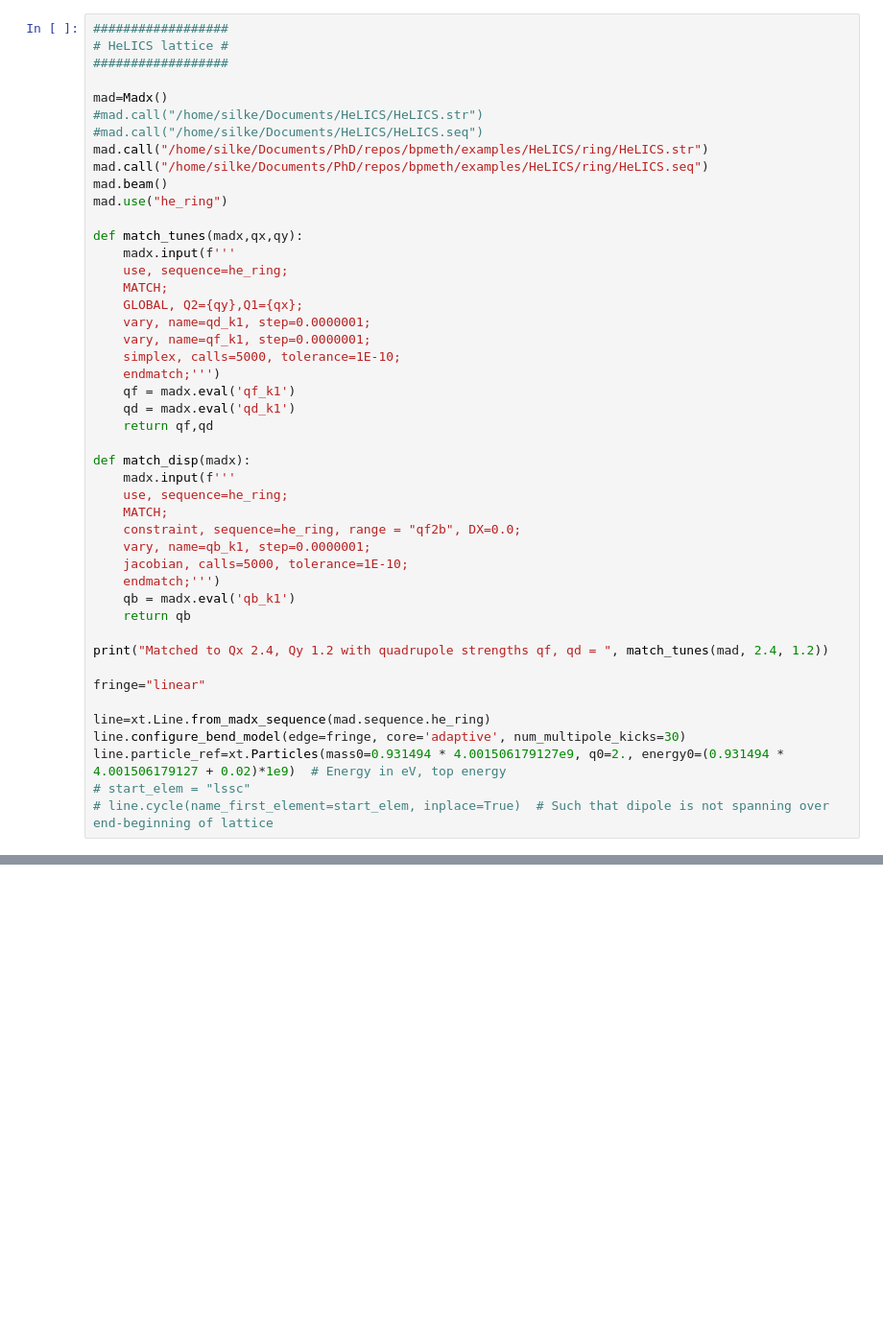
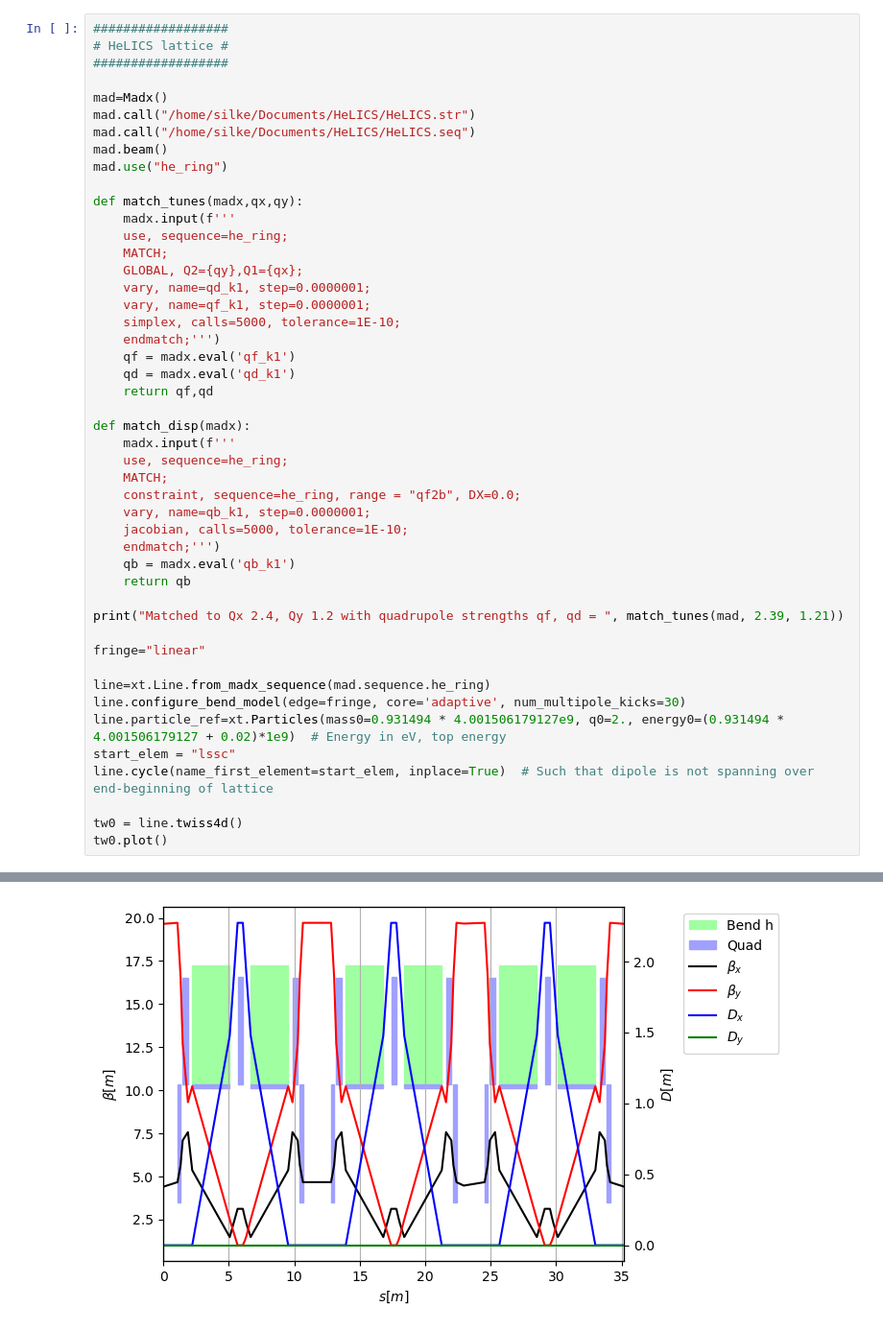
Before and after one commit to xsuite/bpmeth, a Jupyter notebook: examples/HeLICS/ring/HeLICS_FMA.ipynb, the cells around one changed output, grey strips where cells are left out. Shown at 96% size. Saved outputs shown, nothing was run; the diff lists cells and outputs as text; blank space fills up the shorter version.

Commit message:
Improved FMA tune analysis

```diff
--- a/examples/HeLICS/ring/HeLICS_FMA.ipynb
+++ b/examples/HeLICS/ring/HeLICS_FMA.ipynb
@@ -38,10 +18,8 @@ Matched to Qx 2.4, Qy 1.2 with quadrupole strengths qf, qd =  (2.750946803156727
 ##################
 
 mad=Madx()
-#mad.call("/home/silke/Documents/HeLICS/HeLICS.str")
-#mad.call("/home/silke/Documents/HeLICS/HeLICS.seq")
-mad.call("/home/silke/Documents/PhD/repos/bpmeth/examples/HeLICS/ring/HeLICS.str")
-mad.call("/home/silke/Documents/PhD/repos/bpmeth/examples/HeLICS/ring/HeLICS.seq")
+mad.call("/home/silke/Documents/HeLICS/HeLICS.str")
+mad.call("/home/silke/Documents/HeLICS/HeLICS.seq")
 mad.beam()
 mad.use("he_ring")
 
@@ -69,15 +47,18 @@ def match_disp(madx):
     qb = madx.eval('qb_k1')
     return qb
 
-print("Matched to Qx 2.4, Qy 1.2 with quadrupole strengths qf, qd = ", match_tunes(mad, 2.4, 1.2))
+print("Matched to Qx 2.4, Qy 1.2 with quadrupole strengths qf, qd = ", match_tunes(mad, 2.39, 1.21))
 
 fringe="linear"
 
 line=xt.Line.from_madx_sequence(mad.sequence.he_ring)
 line.configure_bend_model(edge=fringe, core='adaptive', num_multipole_kicks=30)
 line.particle_ref=xt.Particles(mass0=0.931494 * 4.001506179127e9, q0=2., energy0=(0.931494 * 4.001506179127 + 0.02)*1e9)  # Energy in eV, top energy
-# start_elem = "lssc"
-# line.cycle(name_first_element=start_elem, inplace=True)  # Such that dipole is not spanning over end-beginning of lattice
+start_elem = "lssc"
+line.cycle(name_first_element=start_elem, inplace=True)  # Such that dipole is not spanning over end-beginning of lattice
+
+tw0 = line.twiss4d()
+tw0.plot()
 # %% [output]
   ++++++++++++++++++++++++++++++++++++++++++++
   +     MAD-X 5.09.03  (64 bit, Linux)       +
@@ -117,0 +81 @@ Matched to Qx 2.4, Qy 1.2 with quadrupole strengths qf, qd =  (2.750937873727664
+[figure, added]
```
Also changed, not shown: parts of 7 cells of this notebook, 2 other files.
